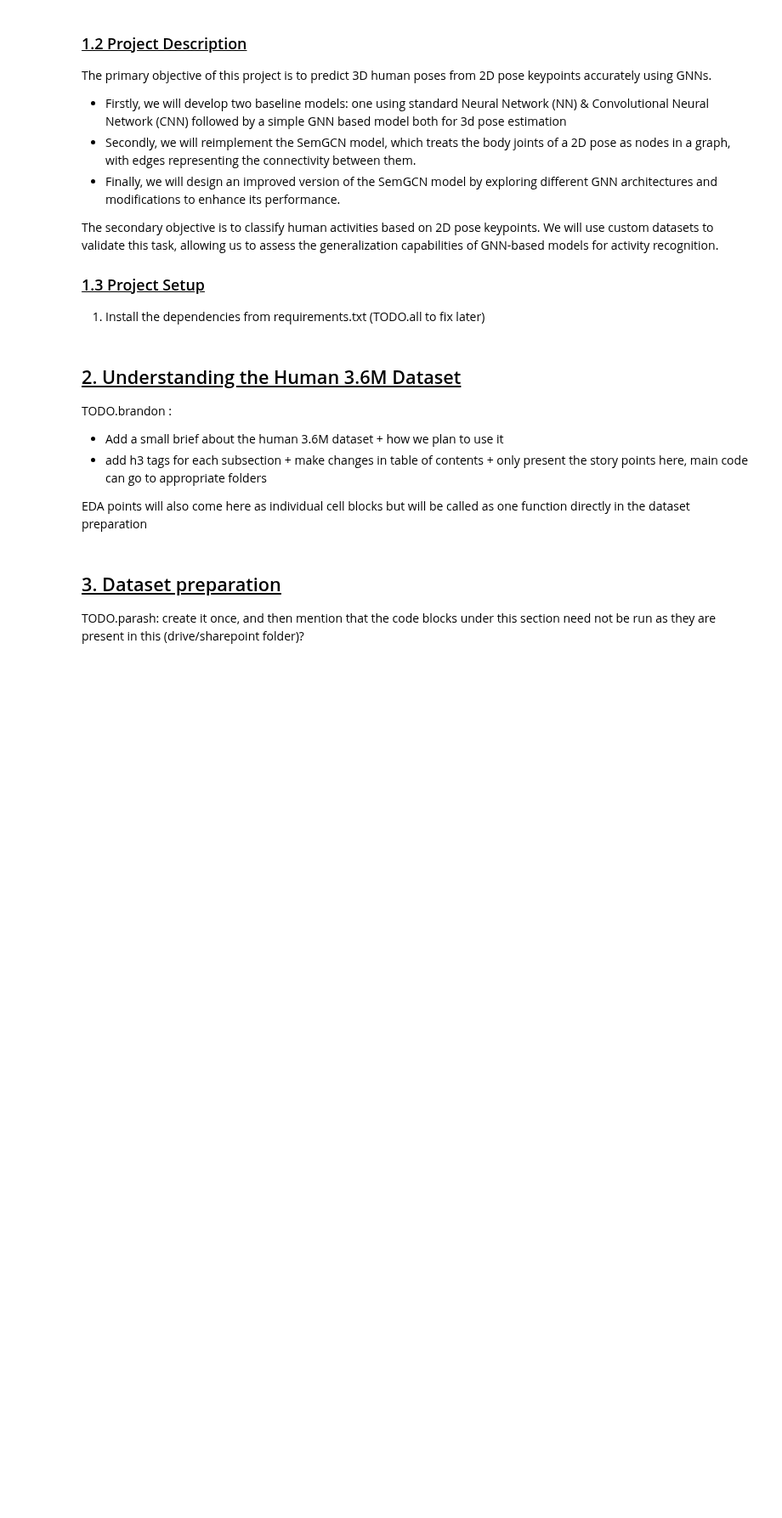
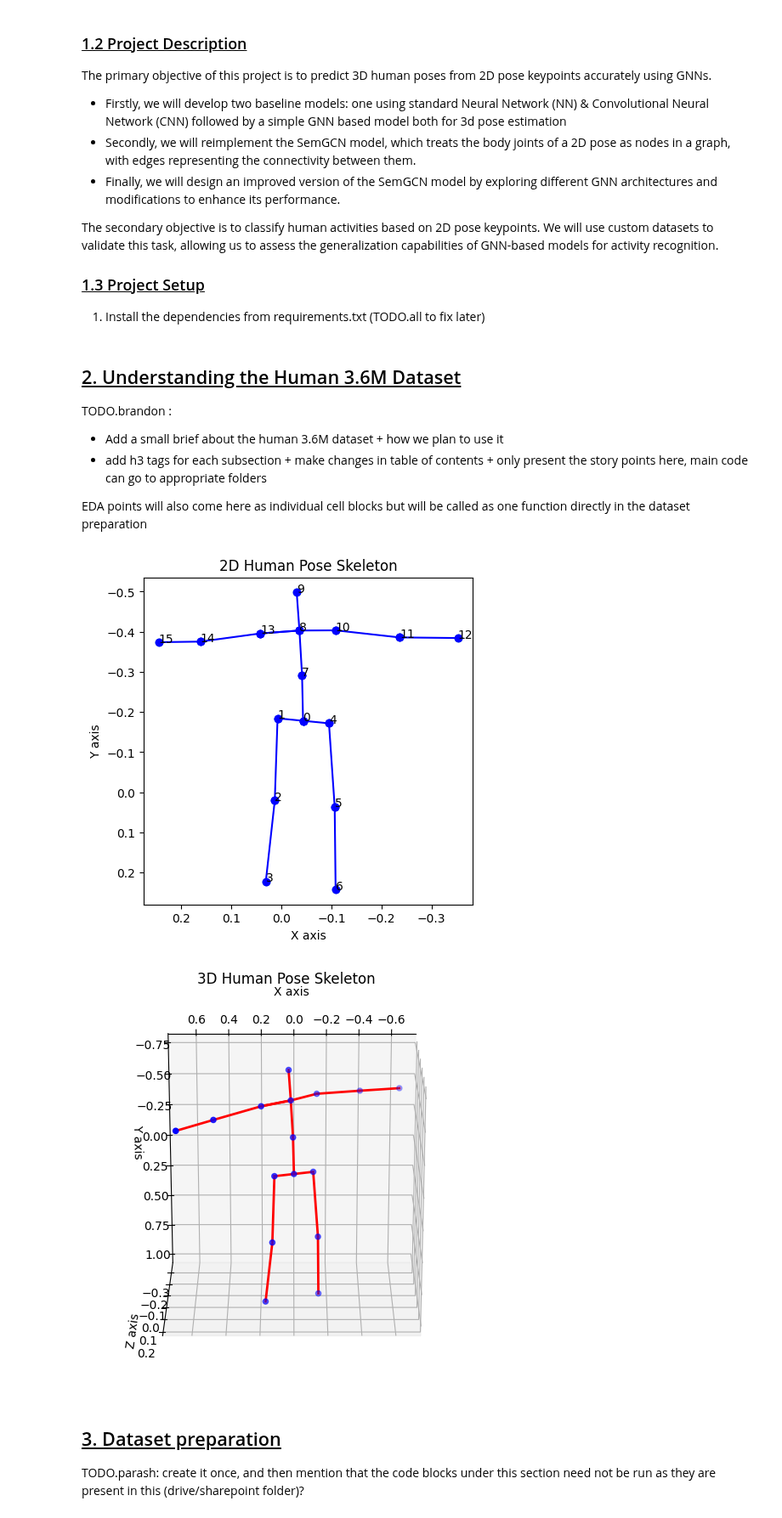
Before and after one commit to ParasharaRamesh/Poseidon, a Jupyter notebook: poseidon.ipynb, the cells around one changed output. Shown at 85% size. Cells and saved outputs as stored; diff of their text form; code cells hidden in the pictures; blank space fills up the shorter version.

Commit message:
feat: add visualisation plots for human poses

```diff
--- a/poseidon.ipynb
+++ b/poseidon.ipynb
@@ -50,6 +53,19 @@ TODO.brandon :
 - add h3 tags for each subsection + make changes in table of contents + only present the story points here, main code can go to appropriate folders
 
 EDA points will also come here as individual cell blocks but will be called as one function directly in the dataset preparation
+# %%
+import numpy as np
+
+from utils.visualization_utils import visualize_2d_pose, visualize_3d_pose
+
+poses_2d = np.load("h36m/test_2d_poses.npy")
+poses_3d = np.load("h36m/test_3d_poses.npy")
+
+visualize_2d_pose(poses_2d[0])
+visualize_3d_pose(poses_3d[0], elev=110, azim=90)
+# %% [output]
+[figure, added]
+[figure, added]
 # %% [markdown]
 <h2><u>3. Dataset preparation </u></h2>
 
```
Also changed, not shown: parts of 1 cell of this notebook, 3 other files.
